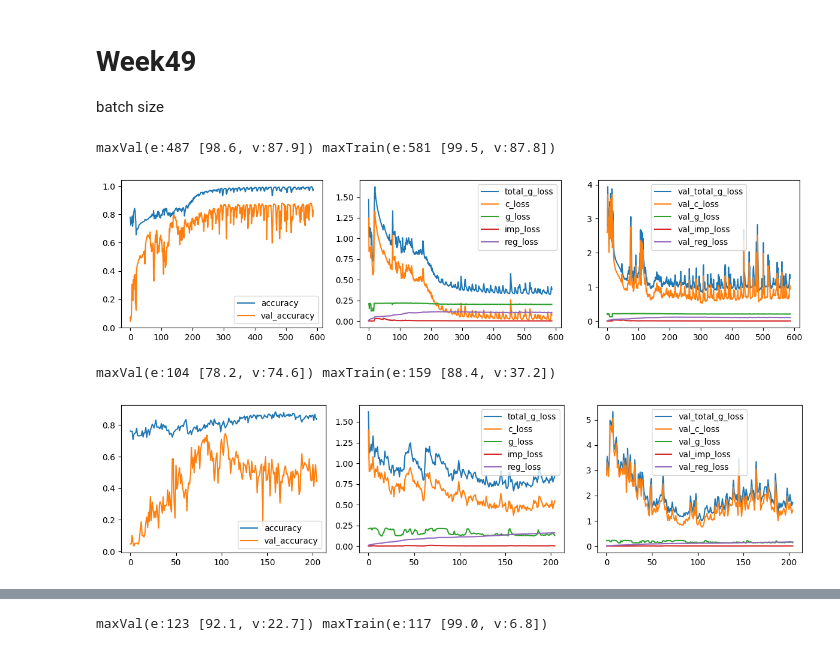
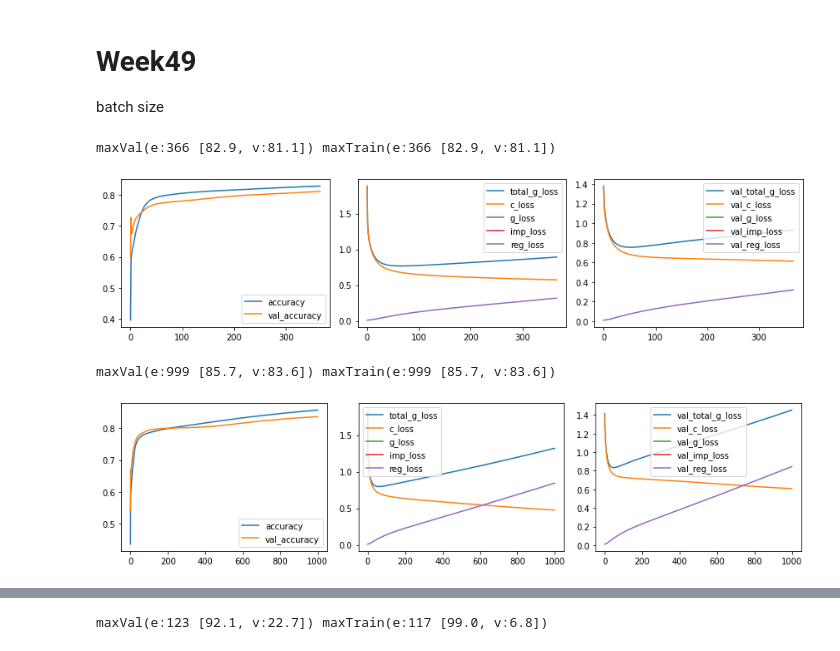
Before and after one commit to dnldsht/AJ-RNN, a Jupyter notebook: res.ipynb, the cells around one changed output, grey strips where cells are left out. Cells and saved outputs as stored; diff of their text form; code cells hidden in the pictures.

```diff
--- a/res.ipynb
+++ b/res.ipynb
@@ -71,12 +71,12 @@ def plot_all(metrics):
 # Week49
 batch size
 # %%
-plot_all(get_metrics('results/week49/GRU128-G1-LR3-BS256-REG-DROP/-seed196')) # sophia
+plot_all(get_metrics('results/week49/G-LIGHT-GRU128-G1-LR6-B256-REG/see196')) # imac
 # %% [output]
-maxVal(e:487 [98.6, v:87.9]) maxTrain(e:581 [99.5, v:87.8])
+maxVal(e:366 [82.9, v:81.1]) maxTrain(e:366 [82.9, v:81.1])
-[figure, old version]
+[figure, new version]
 # %%
-plot_all(get_metrics('results/week49/GRU128-G1-LR3-BS256-REG-DROP/-seed89')) # sophia
+plot_all(get_metrics('results/week49/G-LIGHT-GRU128-G1-LR6-B256-REG/seed89')) # imac
 # %% [output]
-maxVal(e:104 [78.2, v:74.6]) maxTrain(e:159 [88.4, v:37.2])
+maxVal(e:999 [85.7, v:83.6]) maxTrain(e:999 [85.7, v:83.6])
-[figure, old version]
+[figure, new version]
```
Also changed, not shown: parts of 5 cells of this notebook, 3 other files.
